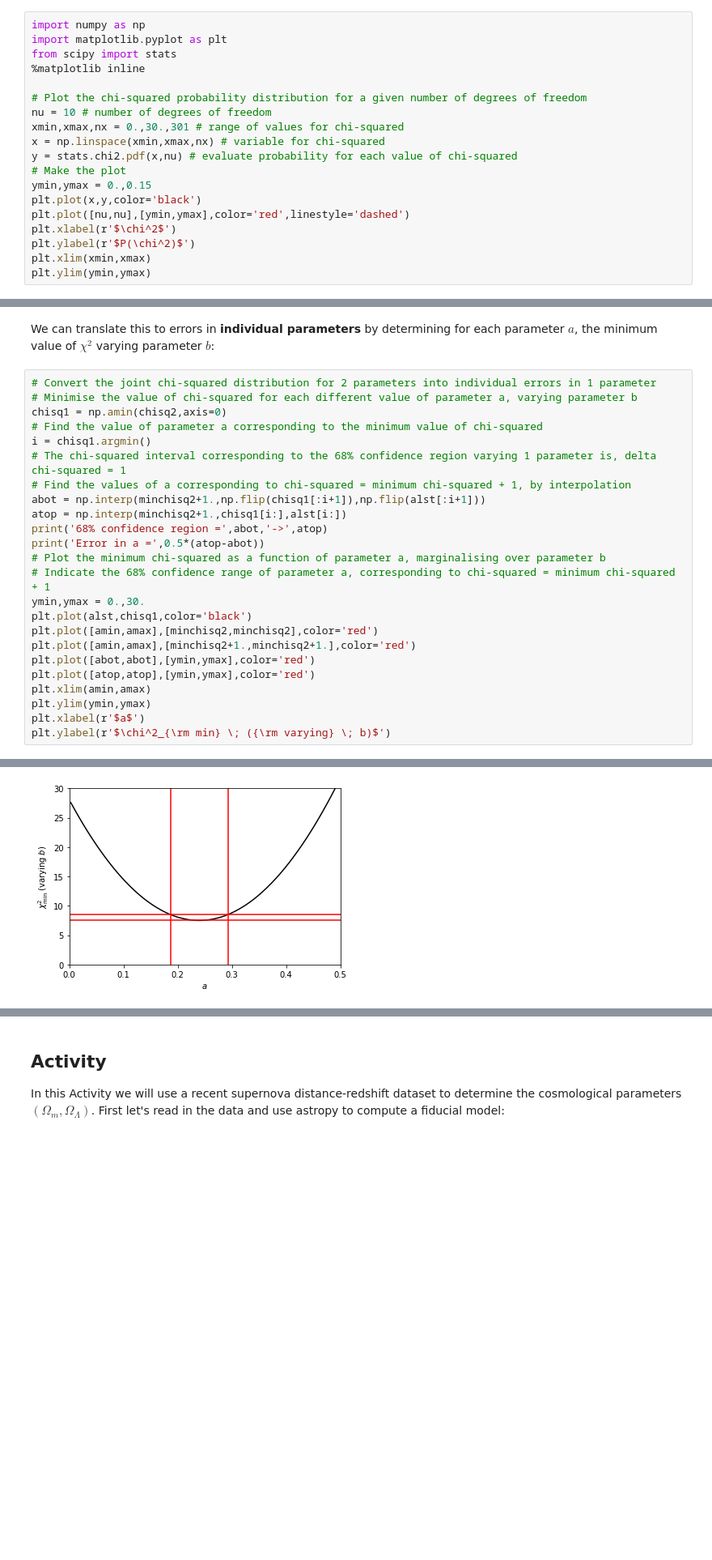
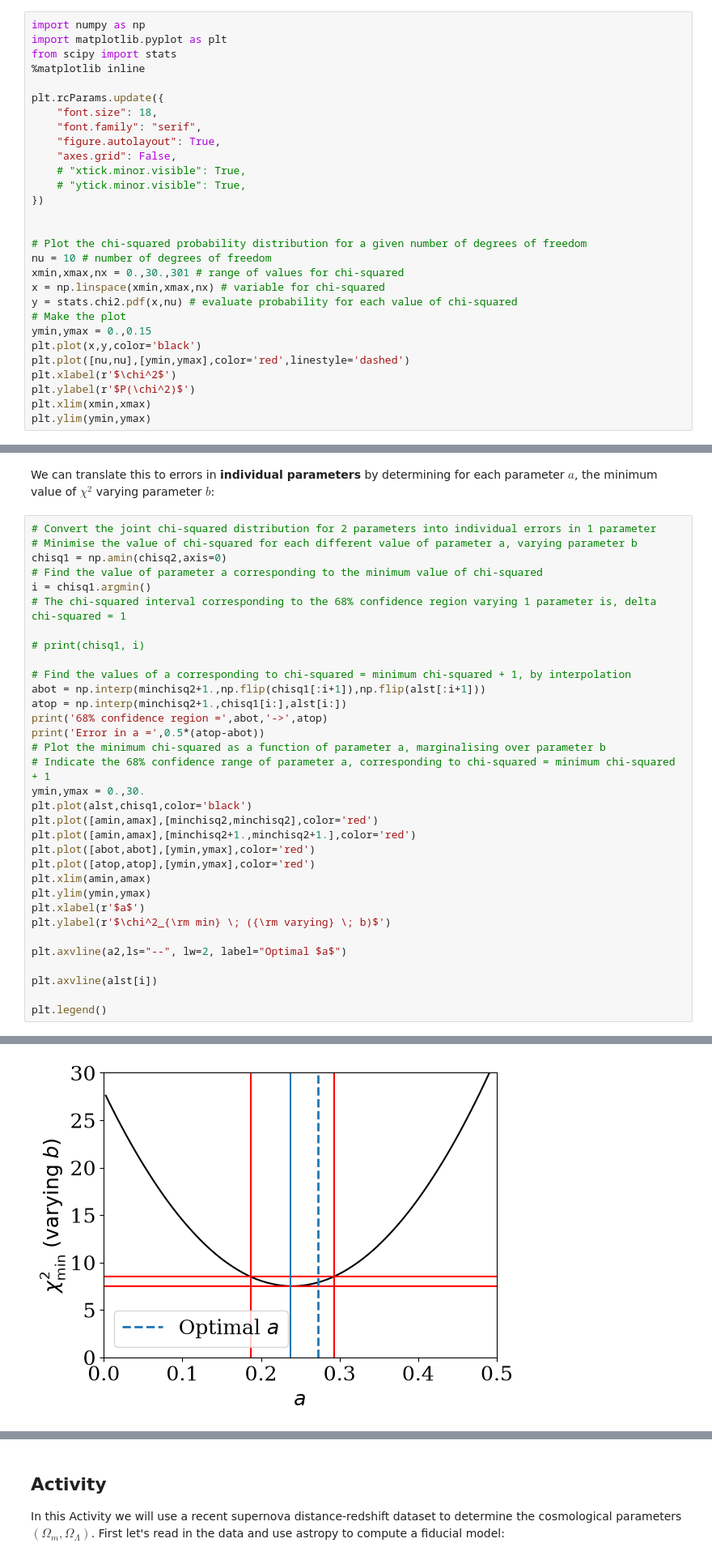
Before and after one commit to bray217/CAS_Stats_course_Sep_25, a Jupyter notebook: TO_CHANGE_Jupyter_notebooks/Notebook_Class3_ModelFitting.ipynb, the cells around one changed output, grey strips where cells are left out. Shown at 81% size. Drawn from its saved outputs; the diff is of its cells as text; blank space fills up the shorter version.

```diff
--- a/TO_CHANGE_Jupyter_notebooks/Notebook_Class3_ModelFitting.ipynb
+++ b/TO_CHANGE_Jupyter_notebooks/Notebook_Class3_ModelFitting.ipynb
@@ -36,6 +36,16 @@ import numpy as np
 import matplotlib.pyplot as plt
 from scipy import stats
 %matplotlib inline
+
+plt.rcParams.update({
+    "font.size": 18,
+    "font.family": "serif",
+    "figure.autolayout": True,
+    "axes.grid": False,
+    # "xtick.minor.visible": True,
+    # "ytick.minor.visible": True,
+})
+
 
 # Plot the chi-squared probability distribution for a given number of degrees of freedom
 nu = 10 # number of degrees of freedom
@@ -266,6 +300,9 @@ chisq1 = np.amin(chisq2,axis=0)
 # Find the value of parameter a corresponding to the minimum value of chi-squared
 i = chisq1.argmin()
 # The chi-squared interval corresponding to the 68% confidence region varying 1 parameter is, delta chi-squared = 1
+
+# print(chisq1, i)
+
 # Find the values of a corresponding to chi-squared = minimum chi-squared + 1, by interpolation
 abot = np.interp(minchisq2+1.,np.flip(chisq1[:i+1]),np.flip(alst[:i+1]))
 atop = np.interp(minchisq2+1.,chisq1[i:],alst[i:])
@@ -283,6 +320,12 @@ plt.xlim(amin,amax)
 plt.ylim(ymin,ymax)
 plt.xlabel(r'$a$')
 plt.ylabel(r'$\chi^2_{\rm min} \; ({\rm varying} \; b)$')
+
+plt.axvline(a2,ls="--", lw=2, label="Optimal $a$")
+
+plt.axvline(alst[i])
+
+plt.legend()
 # %% [output]
 68% confidence region = 0.18673057259713693 -> 0.2925882056451612
 Error in a = 0.05292881652401213
@@ -290 +333 @@ Text(0, 0.5, '$\\chi^2_{\\rm min} \\; ({\\rm varying} \\; b)$')
-[figure, old version]
+[figure, new version]
```
Also changed, not shown: parts of 14 cells of this notebook.
